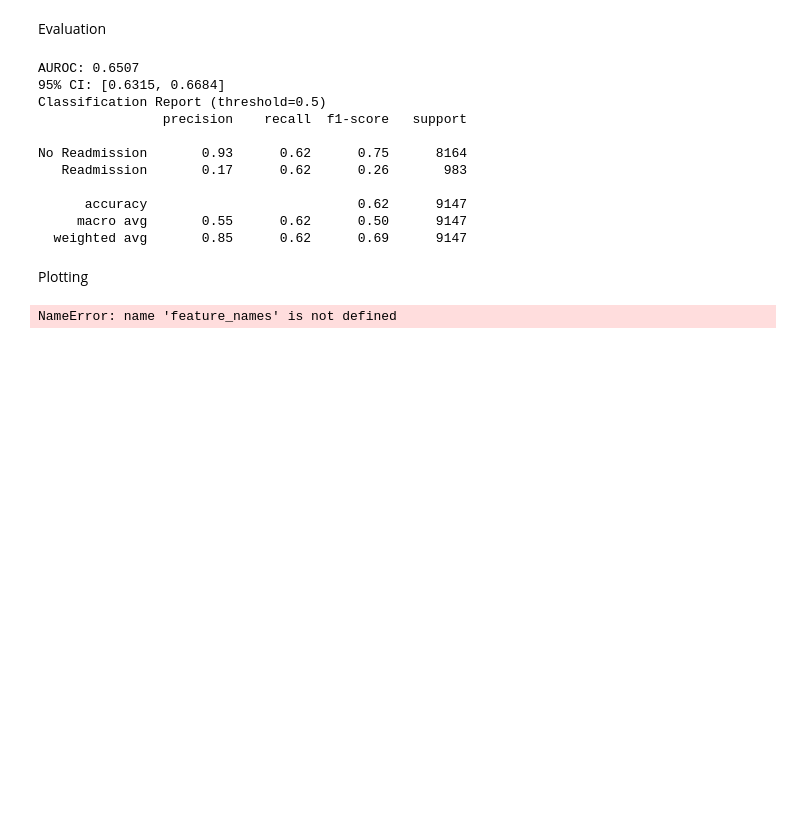
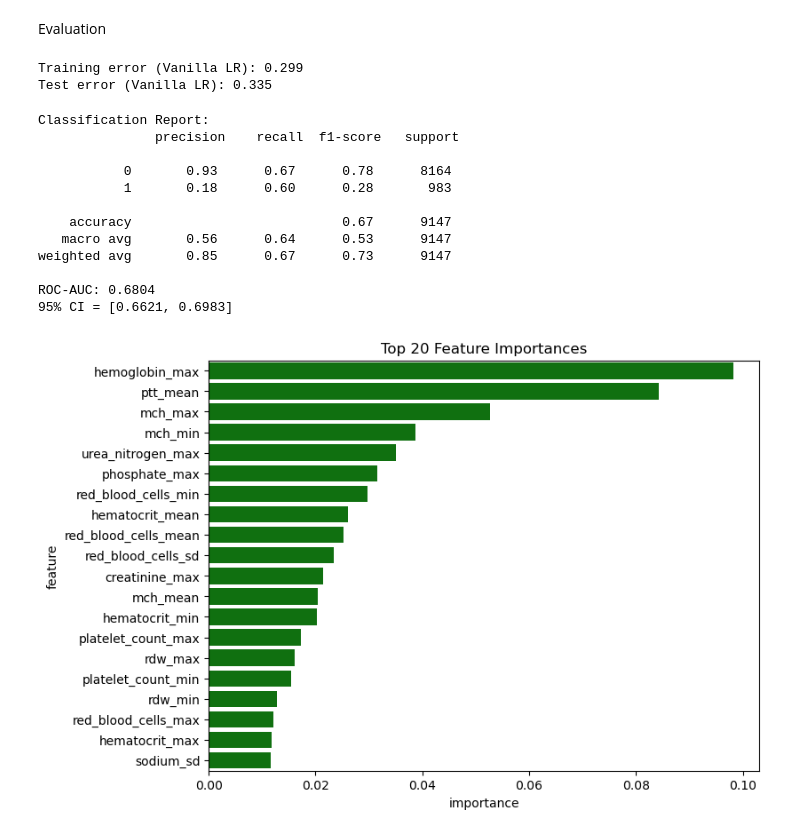
Before and after one commit to RishP11/CS229_Final_Project-Predicting-Hospital-Readmission-Risk-using-ML, a Jupyter notebook: src/TabNet/tabnet_pretraining.ipynb, the cells around one changed output. Drawn from its saved outputs; the diff is of its cells as text; code cells hidden in the pictures; blank space fills up the shorter version.

```diff
--- a/src/TabNet/tabnet_pretraining.ipynb
+++ b/src/TabNet/tabnet_pretraining.ipynb
@@ -285,7 +284,7 @@ def make_objective(X_train, y_train, X_val, y_val, pretrainer):
     return objective
 # %%
 print("hyperparameter optimization under way")
-study = optuna.create_study(direction="maximize", study_name="tabnet_readmission_10pct")
+study = optuna.create_study(direction="maximize", study_name="tabnet_readmission_pre-training")
 
 objective = make_objective(X_train_scaled, y_train, X_val_scaled, y_val, pretrainer)
 study.optimize(objective, n_trials=N_TRIALS, show_progress_bar=True)
@@ -340,45 +339,52 @@ Successfully saved model at tabnet_readmission_final.zip
 Model saved.
 # %% [markdown]
 Evaluation
+# %%
+# calculate training error
+y_train_pred = final_model.predict(X_train_scaled)
+train_error = np.mean(y_train_pred != y_train)
+print(f"Training error (Vanilla LR): {train_error:.3f}")
+
+# calculate test error
+y_pred = final_model.predict(X_test_scaled)
+y_pred_proba = final_model.predict_proba(X_test_scaled)[:, 1]
+test_error = np.mean(y_pred != y_test)
+print(f"Test error (Vanilla LR): {test_error:.3f}")
+# %% [output]
+Training error (Vanilla LR): 0.299
+Test error (Vanilla LR): 0.335
 # %%
-y_test_proba = final_model.predict_proba(X_test_scaled)[:, 1]
+y_pred = final_model.predict(X_test_scaled)
+y_proba = final_model.predict_proba(X_test_scaled)[:, 1]
 
-y_test_pred_default = (y_test_proba >= 0.5).astype(int)
+fpr, tpr, thresholds = roc_curve(y_test, y_proba)
+roc_auc = roc_auc_score(y_test, y_proba)
 
-auc_score = roc_auc_score(y_test, y_test_proba)
-auc_mean, auc_lower, auc_upper = bootstrap_auc_ci(y_test, y_test_proba, n_bootstraps=2000)
+np.savez(f'../results/tabnet_pretrained_fpr_tpr_thresholds.npz', fpr, tpr, thresholds)
+print("Classification Report:\n", classification_report(y_test, y_pred))
+print(f"ROC-AUC: {roc_auc:.4f}")
+_, lower, upper = bootstrap_auc_ci(y_test, y_proba)
+print(f"95% CI = [{lower:.4f}, {upper:.4f}]")
 
-print(f"\nAUROC: {auc_score:.4f}")
-print(f"95% CI: [{auc_lower:.4f}, {auc_upper:.4f}]")
+importances = final_model.feature_importances_
+feat_imp = pd.DataFrame({'feature': X.columns, 'importance': importances})
+feat_imp = feat_imp.sort_values('importance', ascending=False).head(20)
 
-# Classification report (default threshold)
-print("Classification Report (threshold=0.5)")
-print(classification_report(y_test, y_test_pred_default, target_names=['No Readmission', 'Readmission']))
+plt.figure(figsize=(8,6))
+sns.barplot(y='feature', x='importance', data=feat_imp, color='green')
+plt.title("Top 20 Feature Importances")
+plt.show()
 # %% [output]
-AUROC: 0.6507
-95% CI: [0.6315, 0.6684]
-Classification Report (threshold=0.5)
-                precision    recall  f1-score   support
+Classification Report:
+               precision    recall  f1-score   support
 
-No Readmission       0.93      0.62      0.75      8164
-   Readmission       0.17      0.62      0.26       983
+           0       0.93      0.67      0.78      8164
+           1       0.18      0.60      0.28       983
 
-      accuracy                           0.62      9147
-     macro avg       0.55      0.62      0.50      9147
-  weighted avg       0.85      0.62      0.69      9147
+    accuracy                           0.67      9147
+   macro avg       0.56      0.64      0.53      9147
+weighted avg       0.85      0.67      0.73      9147
+
+ROC-AUC: 0.6804
+95% CI = [0.6621, 0.6983]
+[figure, added]
-# %% [markdown]
-Plotting
-# %%
-# Get feature importance from TabNet's attention mechanism
-feature_importance = final_model.feature_importances_
-
-# Create dataframe
-importance_df = pd.DataFrame({
-    'feature': lab_cols,
-    'importance': feature_importance
-}).sort_values('importance', ascending=False)
-
-print("\nTop 20 most important features:")
-print(importance_df.head(20).to_string(index=False))
-# %% [output]
-NameError: name 'feature_names' is not defined
```
Also changed, not shown: parts of 7 cells of this notebook, 16 other files.
